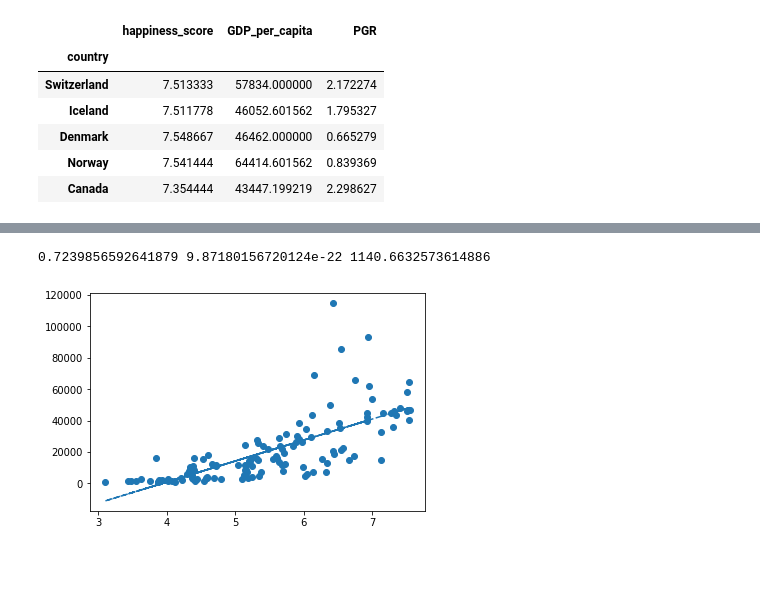
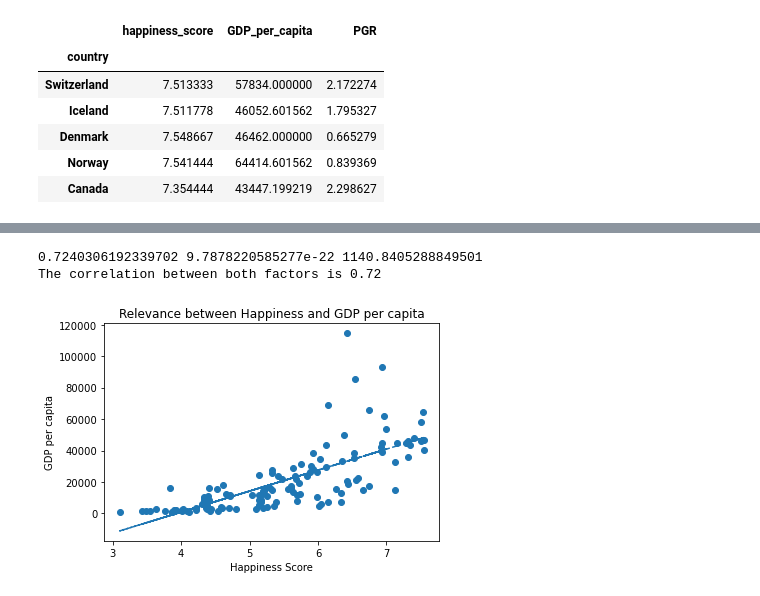
Before and after one commit to prisp90/IS-Project-2, a Jupyter notebook: IS-Project-2.ipynb, the cells around one changed output, grey strips where cells are left out. Cells and saved outputs as stored; diff of their text form; code cells hidden in the pictures; blank space fills up the shorter version.

```diff
--- a/IS-Project-2.ipynb
+++ b/IS-Project-2.ipynb
@@ -200,0 +200,10 @@ GDP_happiness_population_df.head()
+# %%
+GDP_happiness_population_df_happiness_score_fixed = np.nan_to_num(GDP_happiness_population_df['happiness_score'])
+GDP_happiness_population_df_gdp_fixed = np.nan_to_num(GDP_happiness_population_df['GDP_per_capita'].astype('float64'))
+GDP_happiness_population_df_pgr_fixed = np.nan_to_num(GDP_happiness_population_df['PGR'])
+
+GDP_happiness_population_df['happiness_score'] = GDP_happiness_population_df_happiness_score_fixed
+GDP_happiness_population_df['GDP_per_capita'] = GDP_happiness_population_df_gdp_fixed
+GDP_happiness_population_df['PGR'] = GDP_happiness_population_df_pgr_fixed
+
+GDP_happiness_population_df.head()
@@ -211,9 +229,15 @@ plt.scatter(GDP_happiness_population_df['GDP_per_capita'],GDP_happiness_populati
 # %%
 plt.scatter(GDP_happiness_population_df['happiness_score'],GDP_happiness_population_df['GDP_per_capita'])
 m_slope, m_int, m_r, m_p, m_std_err = stats.linregress(GDP_happiness_population_df['happiness_score'], GDP_happiness_population_df['GDP_per_capita'])
 m_fit = m_slope * GDP_happiness_population_df['happiness_score'] + m_int
 plt.plot(GDP_happiness_population_df['happiness_score'],m_fit,"--")
-print(m_r, m_p, m_std_err )
+plt.title("Relevance between Happiness and GDP per capita")
+plt.xlabel("Happiness Score")
+plt.ylabel("GDP per capita")
+
+correlation = st.pearsonr(GDP_happiness_population_df['happiness_score'],GDP_happiness_population_df['GDP_per_capita'])
+print(f"The correlation between both factors is {round(correlation[0],2)}")
 # %% [output]
-0.7239856592641879 9.87180156720124e-22 1140.6632573614886
+0.7240306192339702 9.7878220585277e-22 1140.8405288849501
+The correlation between both factors is 0.72
-[figure, old version]
+[figure, new version]
```
Also changed, not shown: parts of 22 cells of this notebook.
